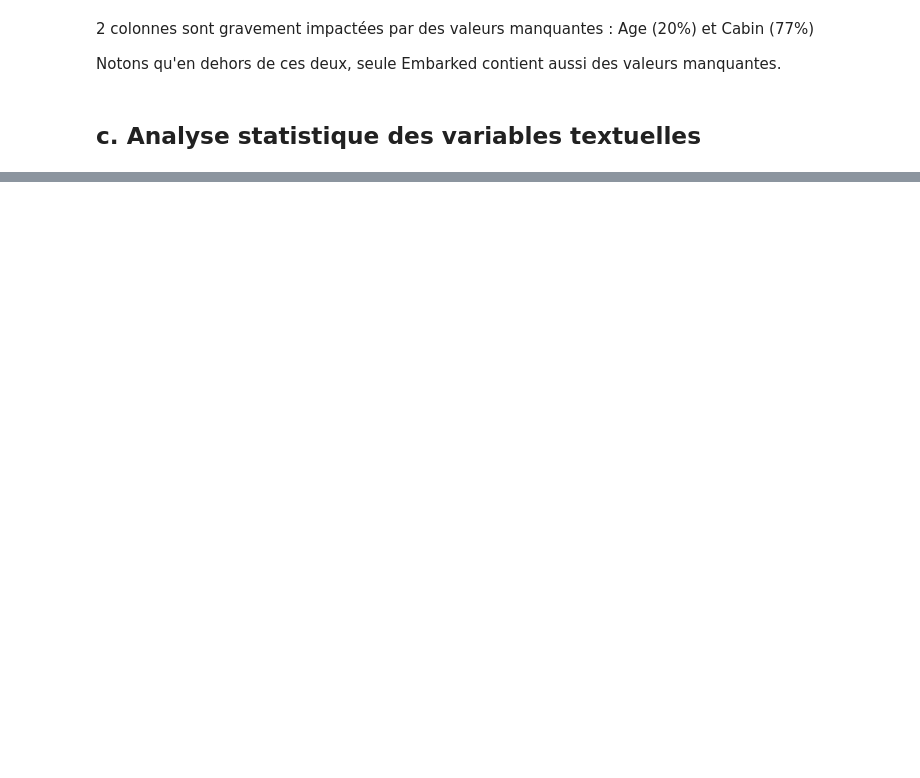
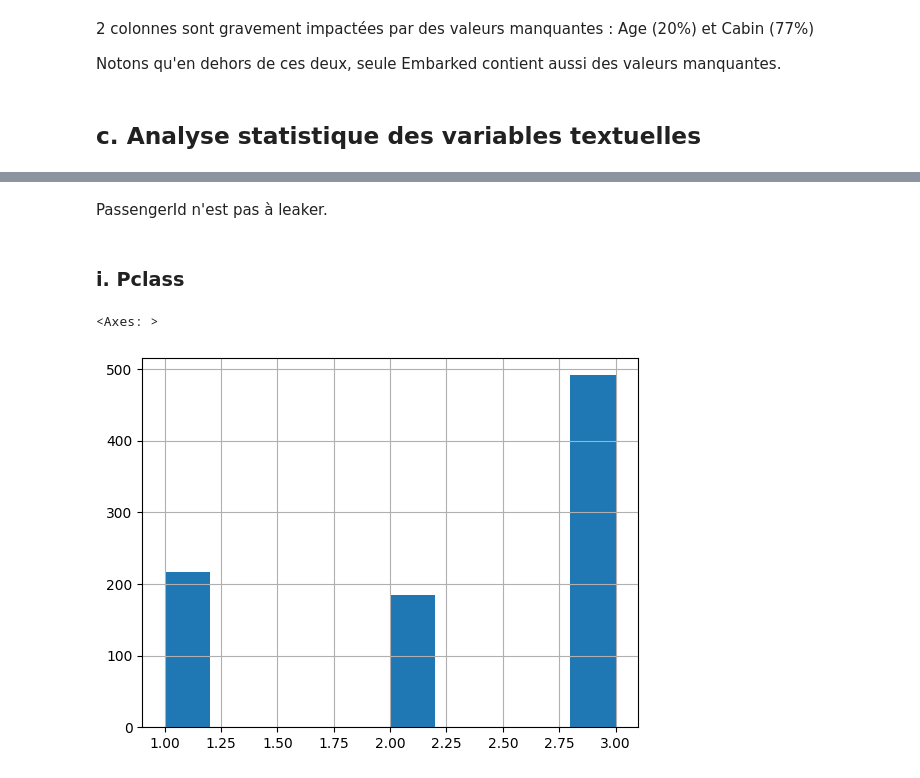
Before and after one commit to M9AE/titanic, a Jupyter notebook: 01_statistical_analysis.ipynb, the cells around one changed output, grey strips where cells are left out. Cells and saved outputs as stored; diff of their text form; code cells hidden in the pictures; blank space fills up the shorter version.

```diff
--- a/01_statistical_analysis.ipynb
+++ b/01_statistical_analysis.ipynb
@@ -101,0 +595,9 @@ isna          2  0.002245
+# %% [markdown]
+PassengerId n'est pas à leaker.
+# %% [markdown]
+### i. Pclass
+# %%
+df["Pclass"].hist()
+# %% [output]
+<Axes: >
+[figure, added]
```
Also changed, not shown: parts of 90 cells of this notebook, 3 other files.
